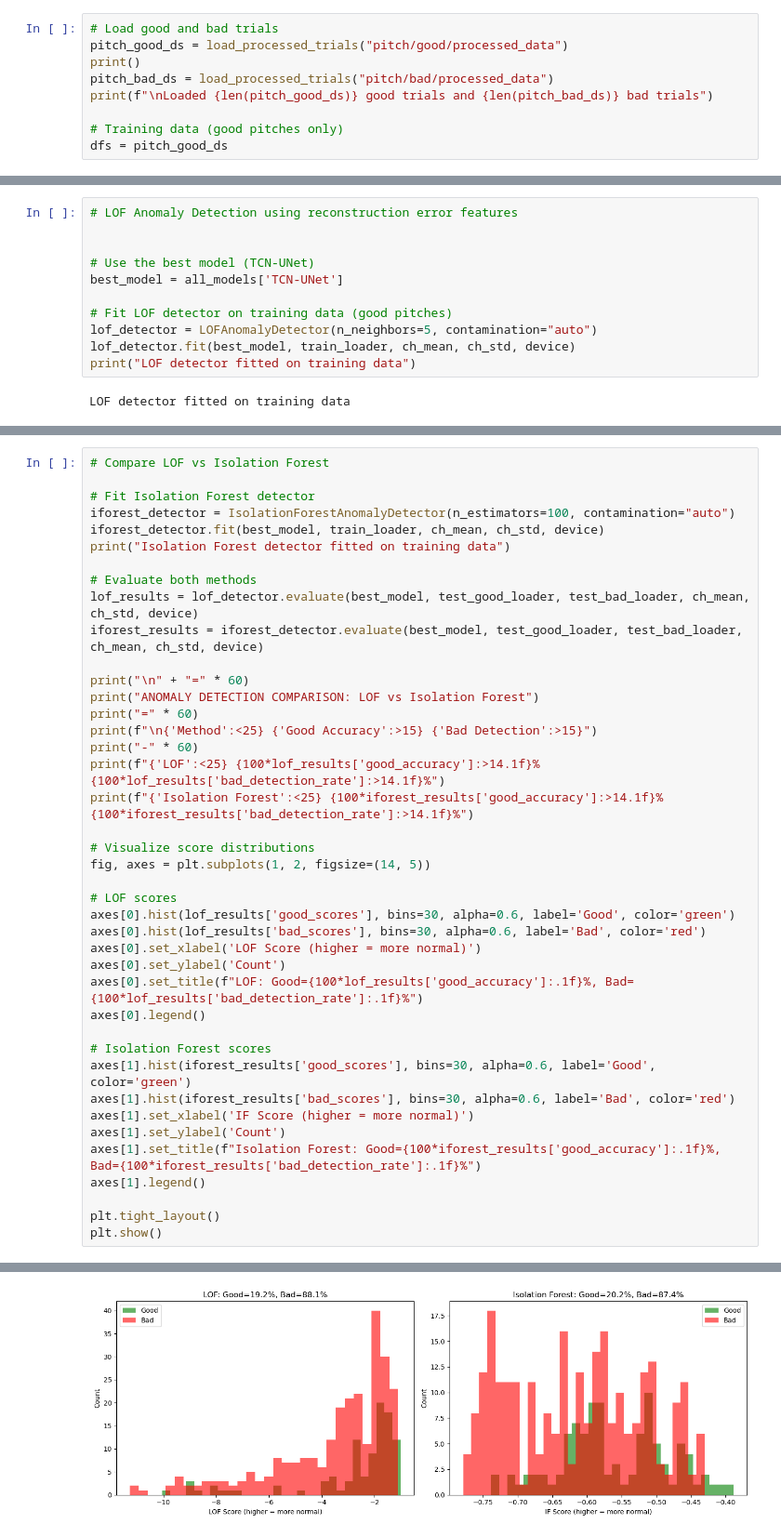
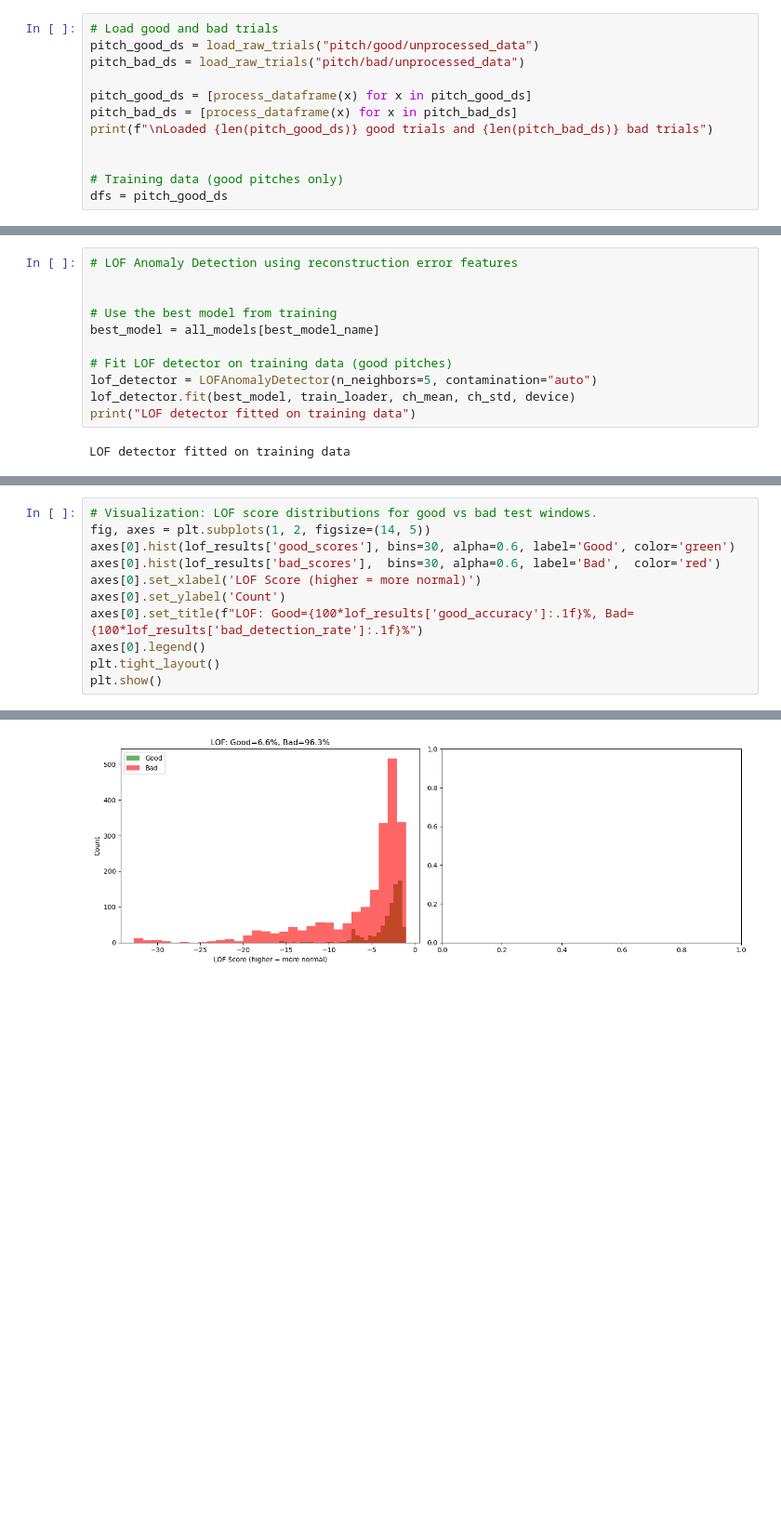
Before and after one commit to tzheng846/baseball_data, a Jupyter notebook: pitch_analysis_clean.ipynb, the cells around one changed output, grey strips where cells are left out. Shown at 93% size. Cells and saved outputs as stored; diff of their text form; blank space fills up the shorter version.

Commit message:
pitch preprocessed

```diff
--- a/pitch_analysis_clean.ipynb
+++ b/pitch_analysis_clean.ipynb
@@ -77,9 +1159,12 @@ Using device: cuda
 # %%
 # Load good and bad trials
-pitch_good_ds = load_processed_trials("pitch/good/processed_data")
-print()
-pitch_bad_ds = load_processed_trials("pitch/bad/processed_data")
+pitch_good_ds = load_raw_trials("pitch/good/unprocessed_data")
+pitch_bad_ds = load_raw_trials("pitch/bad/unprocessed_data")
+
+pitch_good_ds = [process_dataframe(x) for x in pitch_good_ds]
+pitch_bad_ds = [process_dataframe(x) for x in pitch_bad_ds]
 print(f"\nLoaded {len(pitch_good_ds)} good trials and {len(pitch_bad_ds)} bad trials")
+
 
 # Training data (good pitches only)
 dfs = pitch_good_ds
@@ -293,8 +1595,8 @@ Best Model: TCN-UNet (Val MSE = 0.0130)
 # LOF Anomaly Detection using reconstruction error features
 
 
-# Use the best model (TCN-UNet)
-best_model = all_models['TCN-UNet']
+# Use the best model from training
+best_model = all_models[best_model_name]
 
 # Fit LOF detector on training data (good pitches)
 lof_detector = LOFAnomalyDetector(n_neighbors=5, contamination="auto")
@@ -332,42 +1648,12 @@ Bad detection rate (correctly detected as anomaly):  88.1%
 # %%
-# Compare LOF vs Isolation Forest
-
-# Fit Isolation Forest detector
-iforest_detector = IsolationForestAnomalyDetector(n_estimators=100, contamination="auto")
-iforest_detector.fit(best_model, train_loader, ch_mean, ch_std, device)
-print("Isolation Forest detector fitted on training data")
-
-# Evaluate both methods
-lof_results = lof_detector.evaluate(best_model, test_good_loader, test_bad_loader, ch_mean, ch_std, device)
-iforest_results = iforest_detector.evaluate(best_model, test_good_loader, test_bad_loader, ch_mean, ch_std, device)
-
-print("\n" + "=" * 60)
-print("ANOMALY DETECTION COMPARISON: LOF vs Isolation Forest")
-print("=" * 60)
-print(f"\n{'Method':<25} {'Good Accuracy':>15} {'Bad Detection':>15}")
-print("-" * 60)
-print(f"{'LOF':<25} {100*lof_results['good_accuracy']:>14.1f}% {100*lof_results['bad_detection_rate']:>14.1f}%")
-print(f"{'Isolation Forest':<25} {100*iforest_results['good_accuracy']:>14.1f}% {100*iforest_results['bad_detection_rate']:>14.1f}%")
-
-# Visualize score distributions
+# Visualization: LOF score distributions for good vs bad test windows.
 fig, axes = plt.subplots(1, 2, figsize=(14, 5))
-
-# LOF scores
 axes[0].hist(lof_results['good_scores'], bins=30, alpha=0.6, label='Good', color='green')
-axes[0].hist(lof_results['bad_scores'], bins=30, alpha=0.6, label='Bad', color='red')
+axes[0].hist(lof_results['bad_scores'],  bins=30, alpha=0.6, label='Bad',  color='red')
 axes[0].set_xlabel('LOF Score (higher = more normal)')
 axes[0].set_ylabel('Count')
 axes[0].set_title(f"LOF: Good={100*lof_results['good_accuracy']:.1f}%, Bad={100*lof_results['bad_detection_rate']:.1f}%")
 axes[0].legend()
-
-# Isolation Forest scores
-axes[1].hist(iforest_results['good_scores'], bins=30, alpha=0.6, label='Good', color='green')
-axes[1].hist(iforest_results['bad_scores'], bins=30, alpha=0.6, label='Bad', color='red')
-axes[1].set_xlabel('IF Score (higher = more normal)')
-axes[1].set_ylabel('Count')
-axes[1].set_title(f"Isolation Forest: Good={100*iforest_results['good_accuracy']:.1f}%, Bad={100*iforest_results['bad_detection_rate']:.1f}%")
-axes[1].legend()
-
 plt.tight_layout()
 plt.show()
 # %% [output]
@@ -384 +1660 @@ Isolation Forest                    20.2%           87.4%
-[figure, old version]
+[figure, new version]
```
Also changed, not shown: parts of 65 cells of this notebook, 11 other files.
